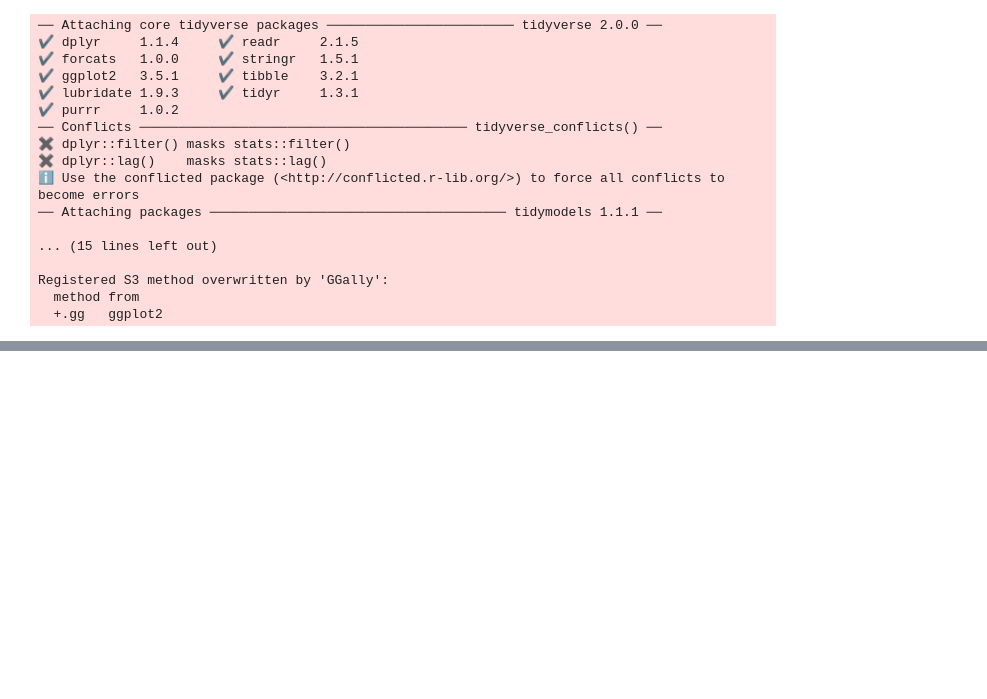
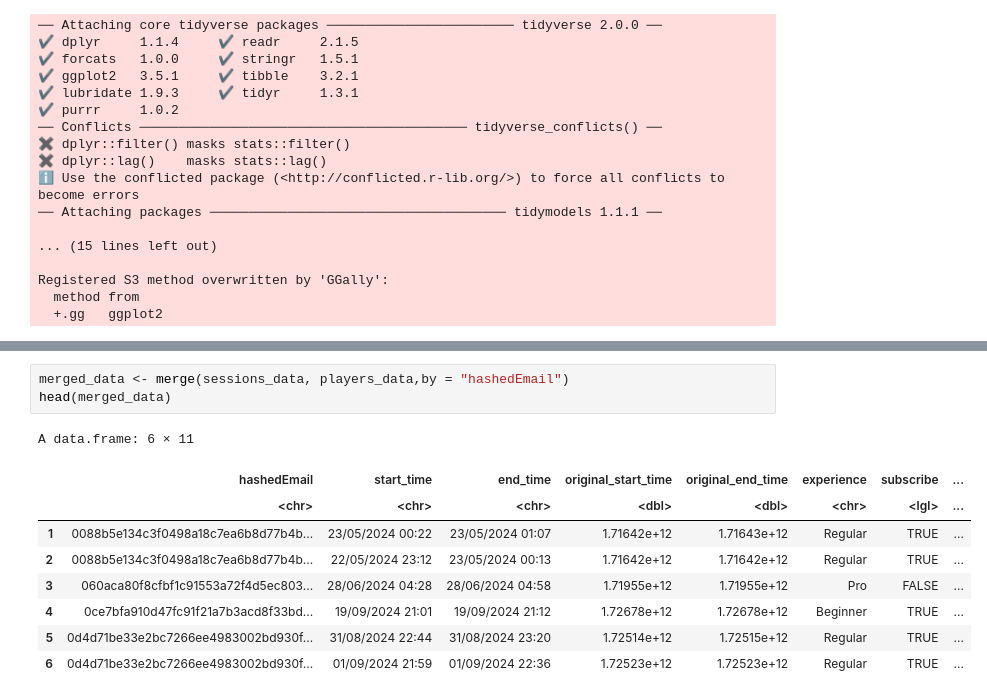
Before and after one commit to garyzhang25/DSCI-100-Group-Project, a Jupyter notebook: group_dsci.ipynb, the cells around one changed output, grey strips where cells are left out. Drawn from its saved outputs; the diff is of its cells as text; blank space fills up the shorter version.

```diff
--- a/group_dsci.ipynb
+++ b/group_dsci.ipynb
@@ -223,0 +207,13 @@ A tibble: 1 × 1
+# %%
+merged_data <- merge(sessions_data, players_data,by = "hashedEmail")
+head(merged_data)
+# %% [output]
+A data.frame: 6 × 11
+|  | hashedEmail | start_time | end_time | original_start_time | original_end_time | experience | subscribe | ... |
+|  | <chr> | <chr> | <chr> | <dbl> | <dbl> | <chr> | <lgl> | ... |
+| 1 | 0088b5e134c3f0498a18c7ea6b8d77b4b... | 23/05/2024 00:22 | 23/05/2024 01:07 | 1.71642e+12 | 1.71643e+12 | Regular | TRUE | ... |
+| 2 | 0088b5e134c3f0498a18c7ea6b8d77b4b... | 22/05/2024 23:12 | 23/05/2024 00:13 | 1.71642e+12 | 1.71642e+12 | Regular | TRUE | ... |
+| 3 | 060aca80f8cfbf1c91553a72f4d5ec803... | 28/06/2024 04:28 | 28/06/2024 04:58 | 1.71955e+12 | 1.71955e+12 | Pro | FALSE | ... |
+| 4 | 0ce7bfa910d47fc91f21a7b3acd8f33bd... | 19/09/2024 21:01 | 19/09/2024 21:12 | 1.72678e+12 | 1.72678e+12 | Beginner | TRUE | ... |
+| 5 | 0d4d71be33e2bc7266ee4983002bd930f... | 31/08/2024 22:44 | 31/08/2024 23:20 | 1.72514e+12 | 1.72515e+12 | Regular | TRUE | ... |
+| 6 | 0d4d71be33e2bc7266ee4983002bd930f... | 01/09/2024 21:59 | 01/09/2024 22:36 | 1.72523e+12 | 1.72523e+12 | Regular | TRUE | ... |
```
Also changed, not shown: parts of 4 cells of this notebook.
